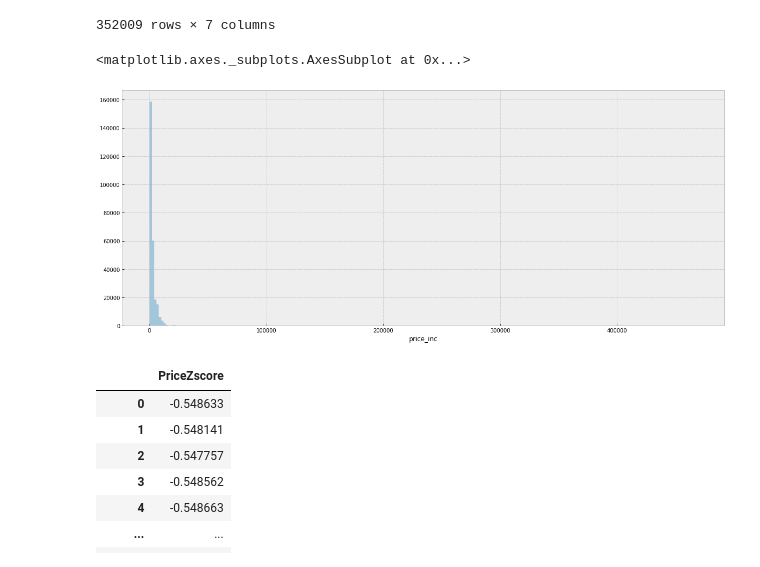
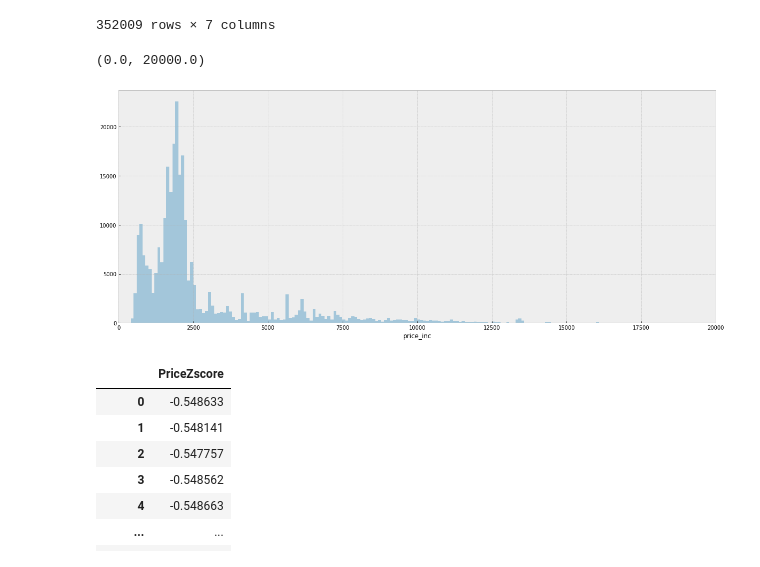
Before and after one commit to junheeyoon/alps, a Jupyter notebook: infare_eda.ipynb, the cells around one changed output. Cells and saved outputs as stored; diff of their text form; code cells hidden in the pictures.

```diff
--- a/infare_eda.ipynb
+++ b/infare_eda.ipynb
@@ -212,10 +212,11 @@ plt.style.use('bmh')
 # %%
 plt.figure(figsize=(20, 8))
 #sns.histplot(df_all['price_inc'], color='g', bins=50);
-sns.distplot(df_all['price_inc'], bins=50, kde=False, hist_kws={'range':(100,100000)})
+sns.distplot(df_all['price_inc'], bins=1000, kde=False, hist_kws={'range':(100,100000)})
+plt.xlim(0, 20000)
 # %% [output]
-<matplotlib.axes._subplots.AxesSubplot at 0x...>
+(0.0, 20000.0)
-[figure, old version]
+[figure, new version]
 # %%
 #Age NaN 값 제거
 import numpy as np
```
Also changed, not shown: parts of 1 cell of this notebook.
